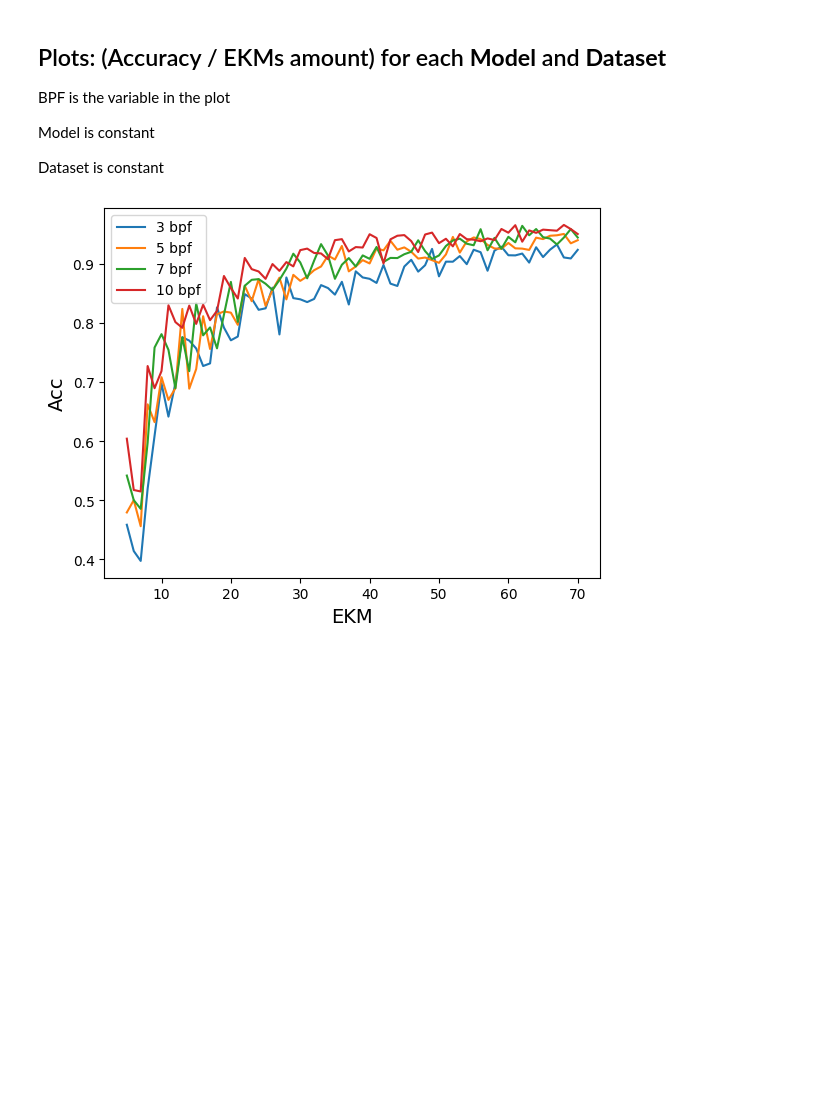
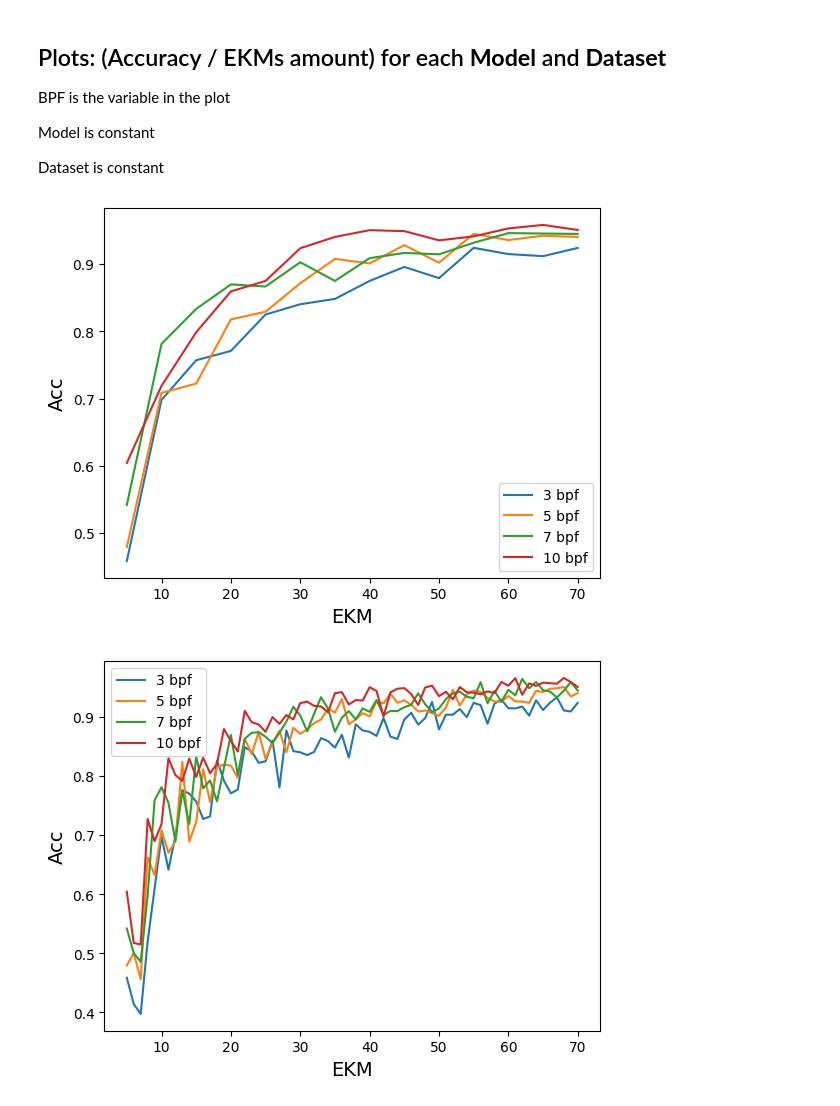
Before and after one commit to AmirhosseinSafari/Minimum_EKMs, a Jupyter notebook: min EKM_final_ results.ipynb, the cells around one changed output. Cells and saved outputs as stored; diff of their text form; code cells hidden in the pictures; blank space fills up the shorter version.

```diff
--- a/min EKM_final_ results.ipynb
+++ b/min EKM_final_ results.ipynb
@@ -165,3 +140,14 @@ def acc_ekms_variable_bpf(bpf_list, model_name, dataset_name):
             acc_list,
             ('Acc', 'EKM'),
             bpf_list)
+# %%
+def step_sampling(array, step):
+  '''
+  Gets: array, step
+  Returns: Samples with steps
+  '''
+  sampled_array = np.array([array[i] for i in range(0, len(array), step)])
+  if len(array) % step != 0:
+    sampled_array = np.append(sampled_array, array[-1])
+
+  return sampled_array
@@ -492,6 +596,15 @@ BPF is the variable in the plot
 Model is constant
 
 Dataset is constant
+# %%
+model_name = models_names['base']
+dataset = "MITDB"
+bpf = [3, 5, 7, 10]
+step = 5
+
+acc_ekms_variable_bpf_step_vised(bpf, model_name, dataset, step)
+# %% [output]
+[figure, added]
 # %%
 model_name = models_names['base']
 dataset = "MITDB"
```
Also changed, not shown: parts of 25 cells of this notebook, 18 other files.
